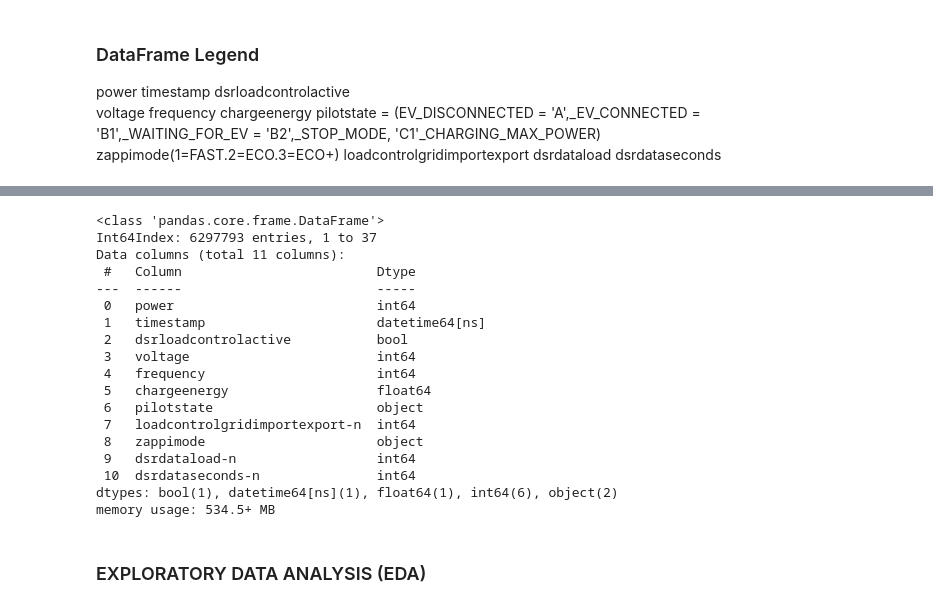
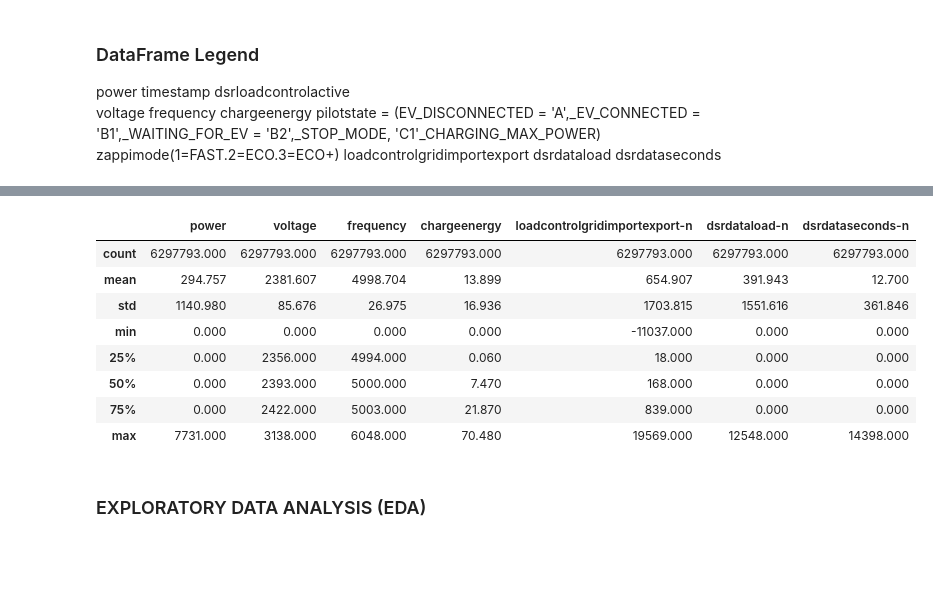
Before and after one commit to Clement-Quaye/EV-Analysis-and-the-Energy-Transition, a Jupyter notebook: EDA/chargerData.ipynb, the cells around one changed output, grey strips where cells are left out. Drawn from its saved outputs; the diff is of its cells as text; code cells hidden in the pictures; blank space fills up the shorter version.

Commit message:
Data preprocessing and wrangling

```diff
--- a/EDA/chargerData.ipynb
+++ b/EDA/chargerData.ipynb
@@ -92,24 +65,17 @@ df.head()
-# %%
-df.info()
-# %% [output]
-<class 'pandas.core.frame.DataFrame'>
-Int64Index: 6297793 entries, 1 to 37
-Data columns (total 11 columns):
- #   Column                         Dtype
----  ------                         -----
- 0   power                          int64
- 1   timestamp                      datetime64[ns]
- 2   dsrloadcontrolactive           bool
- 3   voltage                        int64
- 4   frequency                      int64
- 5   chargeenergy                   float64
- 6   pilotstate                     object
- 7   loadcontrolgridimportexport-n  int64
- 8   zappimode                      object
- 9   dsrdataload-n                  int64
- 10  dsrdataseconds-n               int64
-dtypes: bool(1), datetime64[ns](1), float64(1), int64(6), object(2)
-memory usage: 534.5+ MB
+# %%
+#df.info()
+
+df.describe().round(decimals=3)
+# %% [output]
+|  | power | voltage | frequency | chargeenergy | loadcontrolgridimportexport-n | dsrdataload-n | dsrdataseconds-n |
+| count | 6297793.000 | 6297793.000 | 6297793.000 | 6297793.000 | 6297793.000 | 6297793.000 | 6297793.000 |
+| mean | 294.757 | 2381.607 | 4998.704 | 13.899 | 654.907 | 391.943 | 12.700 |
+| std | 1140.980 | 85.676 | 26.975 | 16.936 | 1703.815 | 1551.616 | 361.846 |
+| min | 0.000 | 0.000 | 0.000 | 0.000 | -11037.000 | 0.000 | 0.000 |
+| 25% | 0.000 | 2356.000 | 4994.000 | 0.060 | 18.000 | 0.000 | 0.000 |
+| 50% | 0.000 | 2393.000 | 5000.000 | 7.470 | 168.000 | 0.000 | 0.000 |
+| 75% | 0.000 | 2422.000 | 5003.000 | 21.870 | 839.000 | 0.000 | 0.000 |
+| max | 7731.000 | 3138.000 | 6048.000 | 70.480 | 19569.000 | 12548.000 | 14398.000 |
 # %% [markdown]
 ### EXPLORATORY DATA ANALYSIS (EDA)
 # %%
```
Also changed, not shown: parts of 9 cells of this notebook.
